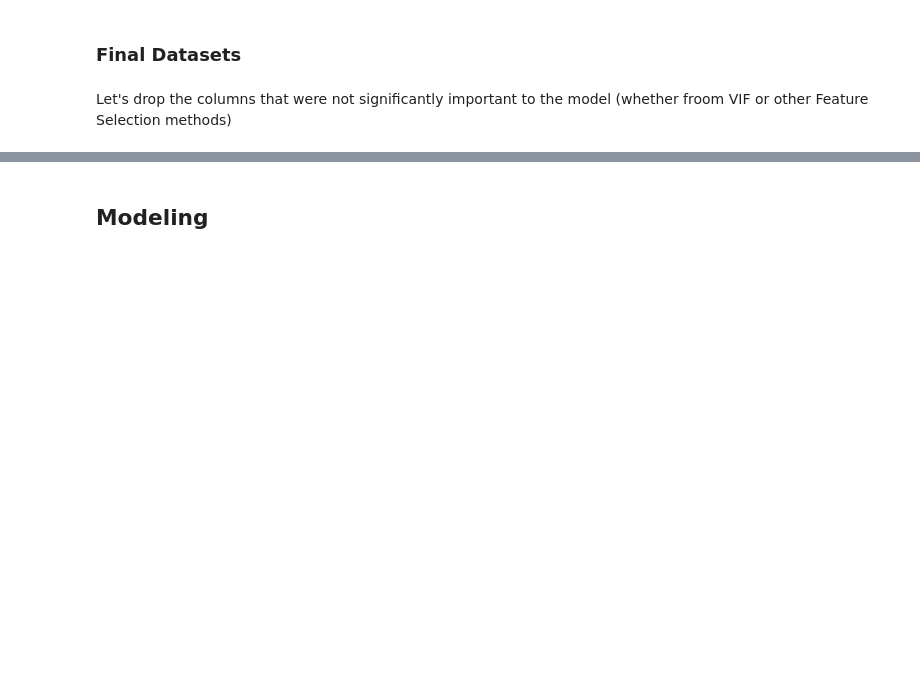
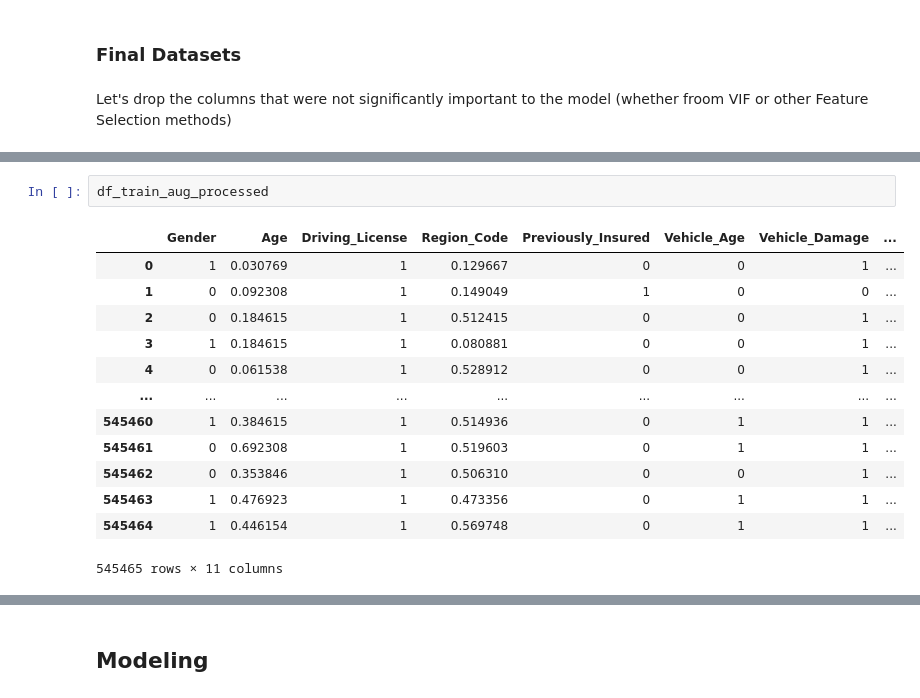
Before and after one commit to HugoTex98/Health-Insurance-Cross-Sell-Prediction, a Jupyter notebook: Health_Insurance_Cross_Sell_Prediction.ipynb, the cells around one changed output, grey strips where cells are left out. Drawn from its saved outputs; the diff is of its cells as text; blank space fills up the shorter version.

```diff
--- a/Health_Insurance_Cross_Sell_Prediction.ipynb
+++ b/Health_Insurance_Cross_Sell_Prediction.ipynb
@@ -1399,0 +1416,16 @@ Let's drop the columns that were not significantly important to the model (wheth
+# %%
+df_train_aug_processed
+# %% [output]
+|  | Gender | Age | Driving_License | Region_Code | Previously_Insured | Vehicle_Age | Vehicle_Damage | ... |
+| 0 | 1 | 0.030769 | 1 | 0.129667 | 0 | 0 | 1 | ... |
+| 1 | 0 | 0.092308 | 1 | 0.149049 | 1 | 0 | 0 | ... |
+| 2 | 0 | 0.184615 | 1 | 0.512415 | 0 | 0 | 1 | ... |
+| 3 | 1 | 0.184615 | 1 | 0.080881 | 0 | 0 | 1 | ... |
+| 4 | 0 | 0.061538 | 1 | 0.528912 | 0 | 0 | 1 | ... |
+| ... | ... | ... | ... | ... | ... | ... | ... | ... |
+| 545460 | 1 | 0.384615 | 1 | 0.514936 | 0 | 1 | 1 | ... |
+| 545461 | 0 | 0.692308 | 1 | 0.519603 | 0 | 1 | 1 | ... |
+| 545462 | 0 | 0.353846 | 1 | 0.506310 | 0 | 0 | 1 | ... |
+| 545463 | 1 | 0.476923 | 1 | 0.473356 | 0 | 1 | 1 | ... |
+| 545464 | 1 | 0.446154 | 1 | 0.569748 | 0 | 1 | 1 | ... |
+545465 rows × 11 columns
```
Also changed, not shown: parts of 21 cells of this notebook.
